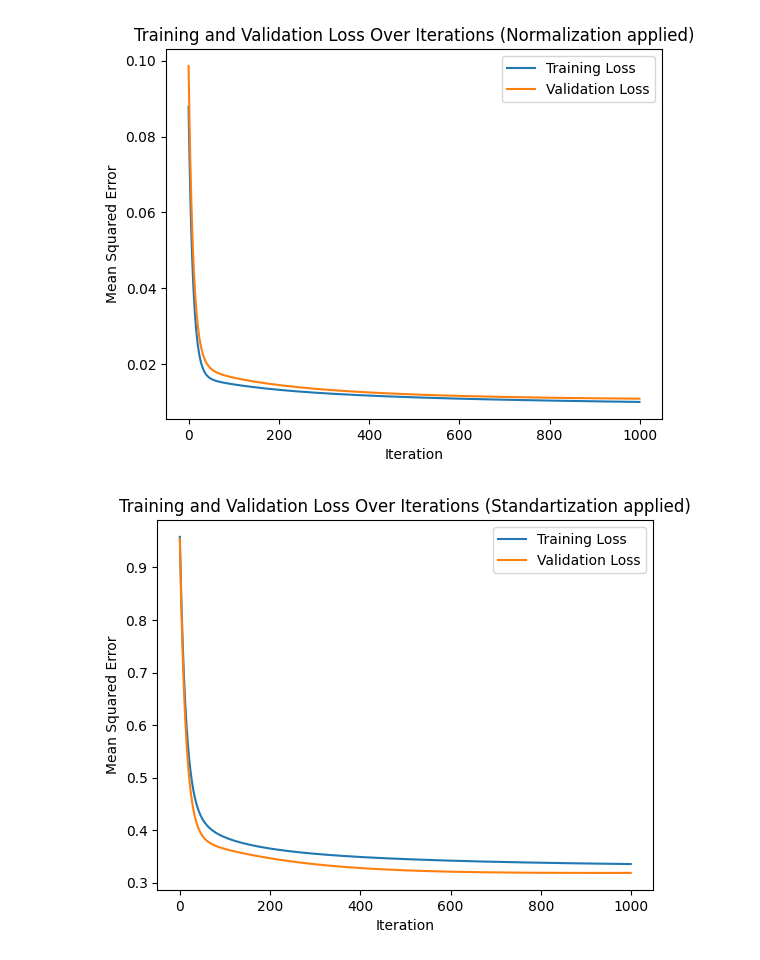
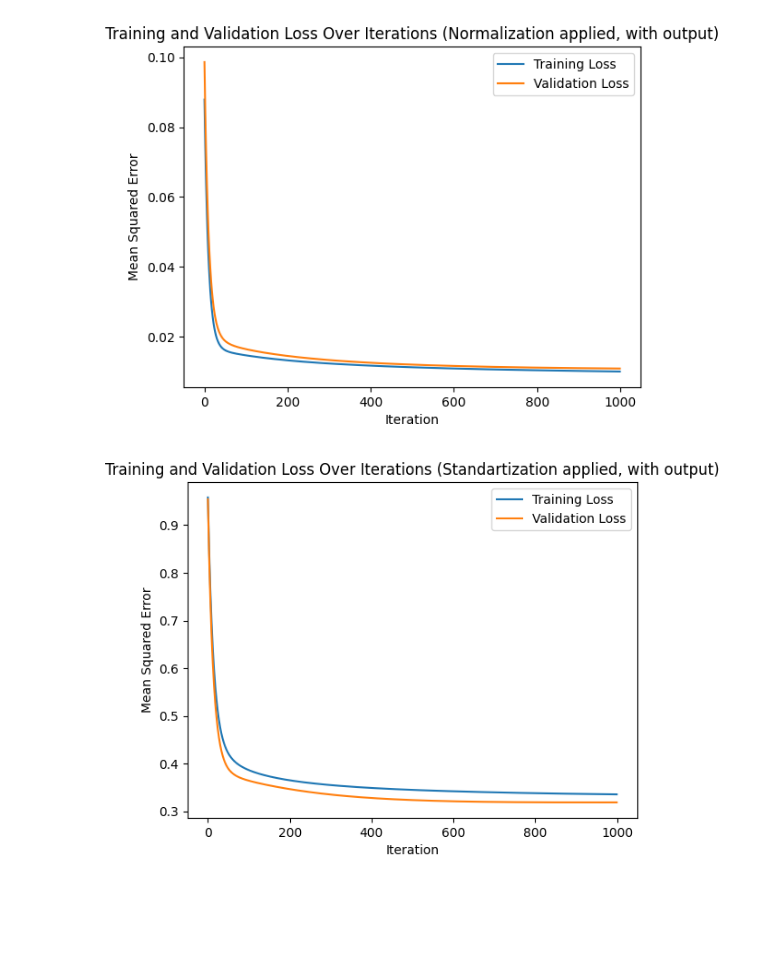
Before and after one commit to Anidafio/4105_hw2, a Jupyter notebook: hw2_p2b.ipynb, the cells around one changed output. Cells and saved outputs as stored; diff of their text form; code cells hidden in the pictures; blank space fills up the shorter version.

```diff
--- a/hw2_p2b.ipynb
+++ b/hw2_p2b.ipynb
@@ -70,35 +64,35 @@ m = len(y_train)
 
 #model training
 X_b_train = np.insert(X_train, 0, 1, axis=1)
 X_b_val = np.insert(X_val, 0, 1, axis=1)
 
 theta = np.zeros((X_b_train.shape[1], 1))
 iterations = 1000
 alpha = 0.01
 
 train_losses = []
 val_losses = []
 
 for iteration in range(iterations):
     gradients = 2/m * X_b_train.T.dot(X_b_train.dot(theta) - y_train)
     theta -= alpha * gradients
 
     train_loss = (1/m) * np.sum(np.square(X_b_train.dot(theta) - y_train))
     val_loss = (1/len(X_val)) * np.sum(np.square(X_b_val.dot(theta) - y_val))
 
     train_losses.append(train_loss)
     val_losses.append(val_loss)
 
 #output plot
 plt.plot(train_losses, label="Training Loss")
 plt.plot(val_losses, label="Validation Loss")
 plt.xlabel("Iteration")
 plt.ylabel("Mean Squared Error")
 plt.legend()
-plt.title("Training and Validation Loss Over Iterations (Normalization applied)")
+plt.title("Training and Validation Loss Over Iterations (Normalization applied, with output)")
 plt.show()
 # %% [output]
-[figure, old version]
+[figure, new version]
 # %%
 #2a standartization
 
@@ -150,7 +144,7 @@ plt.plot(val_losses, label="Validation Loss")
 plt.xlabel("Iteration")
 plt.ylabel("Mean Squared Error")
 plt.legend()
-plt.title("Training and Validation Loss Over Iterations (Standartization applied)")
+plt.title("Training and Validation Loss Over Iterations (Standartization applied, with output)")
 plt.show()
 # %% [output]
-[figure, old version]
+[figure, new version]
```
Also changed, not shown: parts of 1 cell of this notebook.
